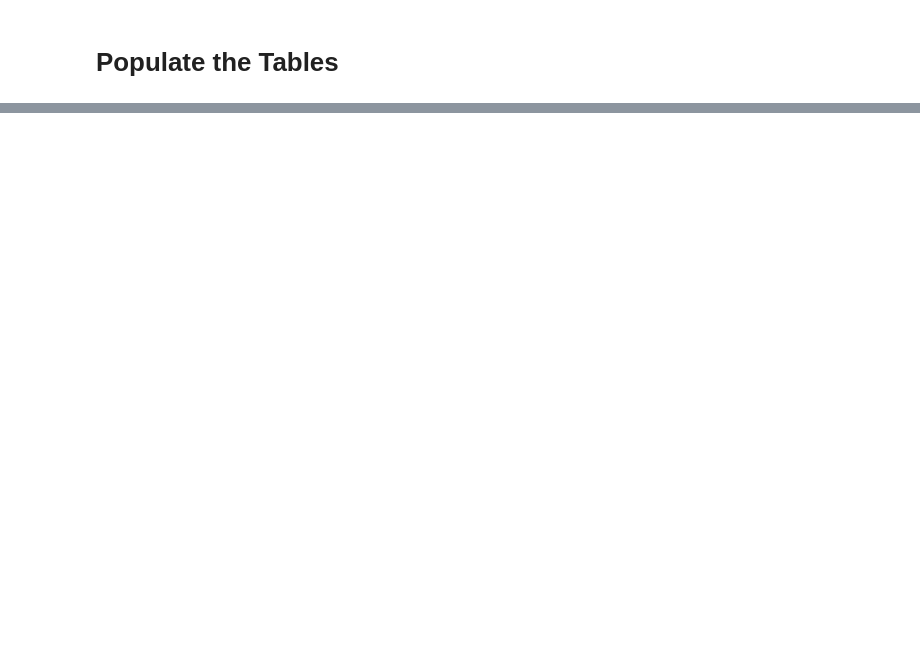
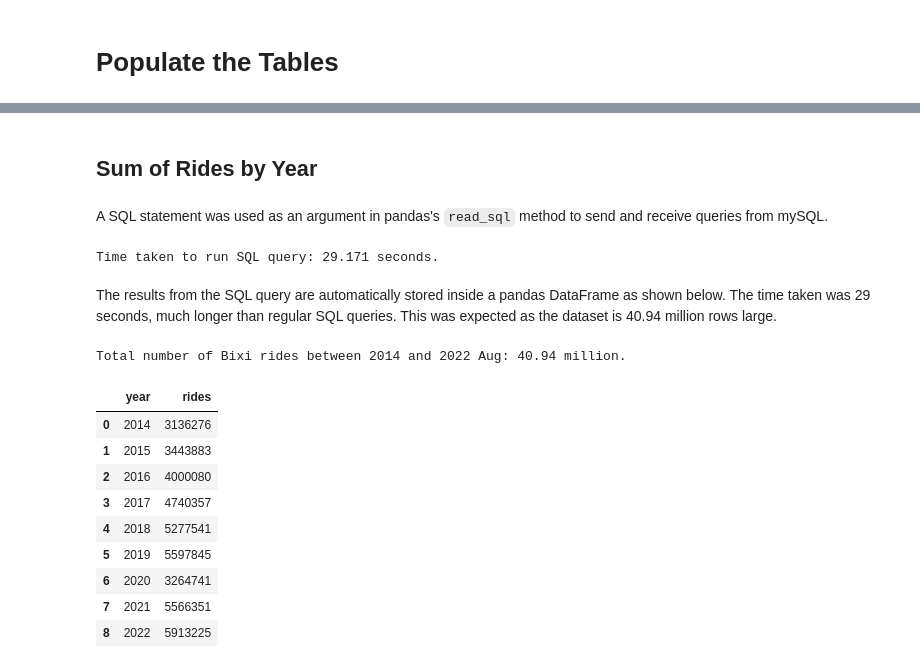
Before and after one commit to andrewyewcy/velocipede, a Jupyter notebook: 012_storing_data_into_database.ipynb, the cells around one changed output, grey strips where cells are left out. Cells and saved outputs as stored; diff of their text form; code cells hidden in the pictures; blank space fills up the shorter version.

```diff
--- a/012_storing_data_into_database.ipynb
+++ b/012_storing_data_into_database.ipynb
@@ -516,7 +550,7 @@ The same procedure is repeated to create the `stations` and `jt_rides_stations`
 # Create `stations` table
 with engine.connect() as conn:
 
-    sql_stmt = text(
+    sql_stmt = sqlalchemy.text(
         """
         CREATE TABLE IF NOT EXISTS stations (
             # columns regarding rides, assume each ride unique given no ride_id provided
@@ -791,0 +853,58 @@ CREATE TABLE IF NOT EXISTS rides (
+# %% [markdown]
+## Sum of Rides by Year
+# %% [markdown]
+A SQL statement was used as an argument in pandas's `read_sql` method to send and receive queries from mySQL.
+# %%
+with engine.connect() as conn:
+
+    # A SQL query that counts the number of rides by year
+    sql_stmt = sqlalchemy.text(
+        """
+        SELECT
+            YEAR(start_dt_utc) AS year,
+            COUNT(*) AS rides
+        FROM
+            rides
+        GROUP BY
+            year
+        ORDER BY
+            year ASC
+        """
+        )
+
+    # start_timer
+    start_time = time.perf_counter()
+
+    # Use above SQL statement as argument, specifying index_col as year
+    result_df = pd.read_sql(
+        sql_stmt,
+        con = conn,
+        index_col = 'year'
+    )
+
+    # end_timer
+    end_time = time.perf_counter()
+    time_taken = np.round(end_time - start_time,3)
+    print(f"Time taken to run SQL query: {time_taken} seconds.")
+# %% [output]
+Time taken to run SQL query: 29.171 seconds.
+# %% [markdown]
+The results from the SQL query are automatically stored inside a pandas DataFrame as shown below. The time taken was 29 seconds, much longer than regular SQL queries. This was expected as the dataset is 40.94 million rows large.
+# %%
+print(f"Total number of Bixi rides between 2014 and 2022 Aug: {np.round(result_df['rides'].sum()/1_000_000,2)} million.")
+# %% [output]
+Total number of Bixi rides between 2014 and 2022 Aug: 40.94 million.
+# %%
+# Examine results from SQL query
+display(result_df)
+# %% [output]
+|  | year | rides |
+| 0 | 2014 | 3136276 |
+| 1 | 2015 | 3443883 |
+| 2 | 2016 | 4000080 |
+| 3 | 2017 | 4740357 |
+| 4 | 2018 | 5277541 |
+| 5 | 2019 | 5597845 |
+| 6 | 2020 | 3264741 |
+| 7 | 2021 | 5566351 |
+| 8 | 2022 | 5913225 |
```
Also changed, not shown: parts of 54 cells of this notebook, 1 other file.
